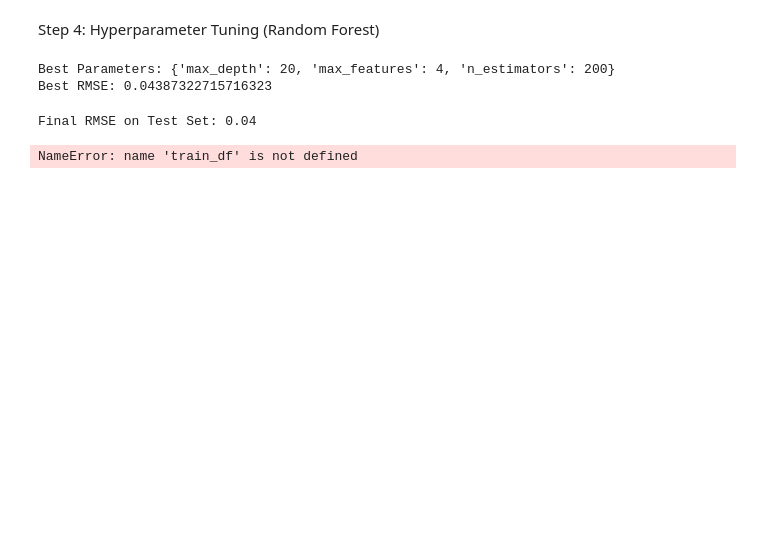
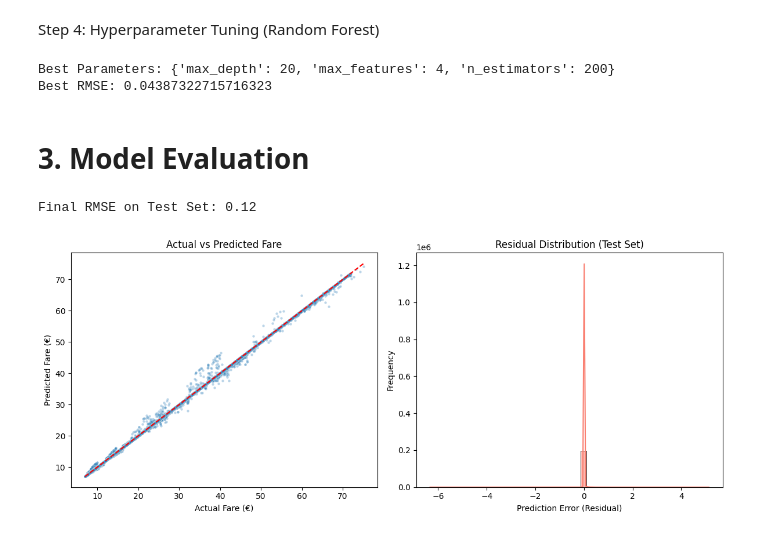
Before and after one commit to malikmati90/ridequick, a Jupyter notebook: ml-model/data-exploration.ipynb, the cells around one changed output. Drawn from its saved outputs; the diff is of its cells as text; code cells hidden in the pictures; blank space fills up the shorter version.

```diff
--- a/ml-model/data-exploration.ipynb
+++ b/ml-model/data-exploration.ipynb
@@ -507,22 +578,57 @@ print("Best RMSE:", -grid_search.best_score_)
 # %% [output]
 Best Parameters: {'max_depth': 20, 'max_features': 4, 'n_estimators': 200}
 Best RMSE: 0.04387322715716323
+# %% [markdown]
+# 3. Model Evaluation
 # %%
+# Drop non-features
+target = "fare_amount"
+exclude_cols = ["fare_amount"]  # Drop unused columns
+
+# Target and feature matrix
+X = train_df.drop(exclude_cols, axis=1)
+y = train_df[target]
+
+X_prepared = full_pipeline.fit_transform(X)
+
+best_model = RandomForestRegressor(n_estimators=100, random_state=42, n_jobs=-1)
+best_model.fit(X_prepared, y)
+
 # Preprocess test set
 X_test = test_df.drop(exclude_cols, axis=1)
 y_test = test_df["fare_amount"]
 X_test_prepared = full_pipeline.transform(X_test)
 
 # Predict and evaluate
-best_model = grid_search.best_estimator_
+# best_model = grid_search.best_estimator_
+
 y_pred = best_model.predict(X_test_prepared)
 
 rmse_test = np.sqrt(mean_squared_error(y_test, y_pred))
 print(f"Final RMSE on Test Set: {rmse_test:.2f}")
 # %% [output]
-Final RMSE on Test Set: 0.04
+Final RMSE on Test Set: 0.12
-# %%
-num_attribs = train_df.select_dtypes(include=['number']).columns.drop('fare_amount') # All numerical colummns without including Price
-num_attribs
-# %% [output]
-NameError: name 'train_df' is not defined
+# %%
+# Plot: Actual vs Predicted
+plt.figure(figsize=(12, 5))
+
+plt.subplot(1, 2, 1)
+sns.scatterplot(x=y_test, y=y_pred, alpha=0.3, s=10)
+plt.plot([y_test.min(), y_test.max()], [y_test.min(), y_test.max()], 'r--')
+plt.xlabel("Actual Fare (€)")
+plt.ylabel("Predicted Fare (€)")
+plt.title("Actual vs Predicted Fare")
+
+# Plot: Residuals
+residuals = y_test - y_pred
+
+plt.subplot(1, 2, 2)
+sns.histplot(residuals, bins=50, kde=True, color="salmon")
+plt.title("Residual Distribution (Test Set)")
+plt.xlabel("Prediction Error (Residual)")
+plt.ylabel("Frequency")
+
+plt.tight_layout()
+plt.show()
+# %% [output]
+[figure, added]
```
Also changed, not shown: parts of 18 cells of this notebook.
